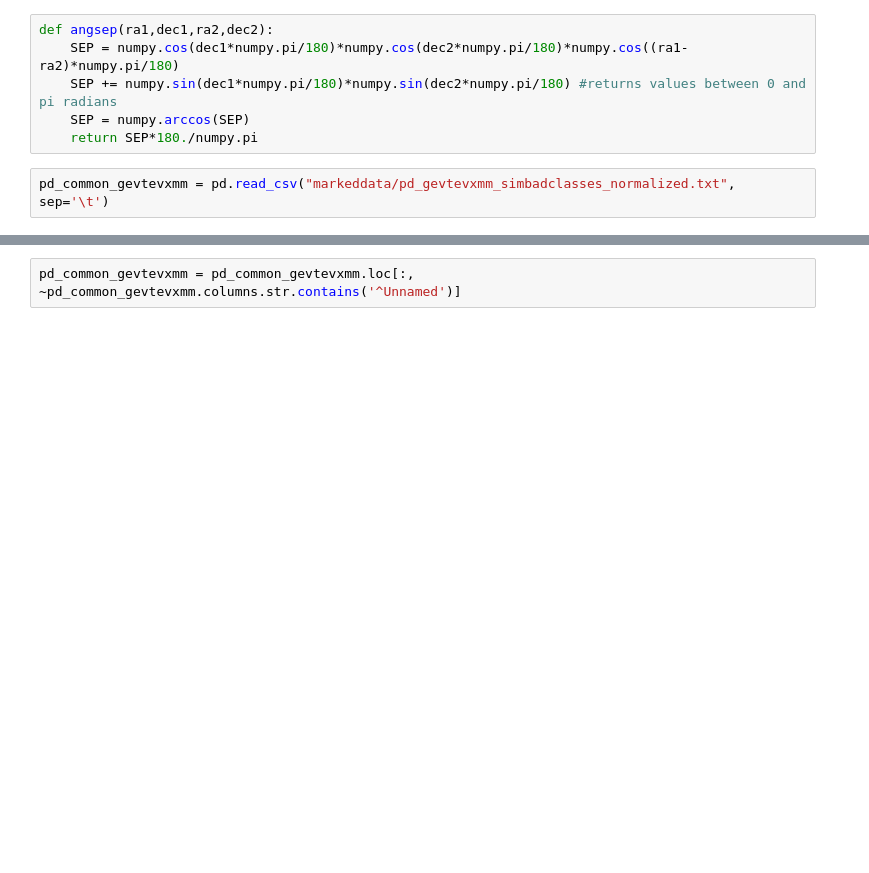
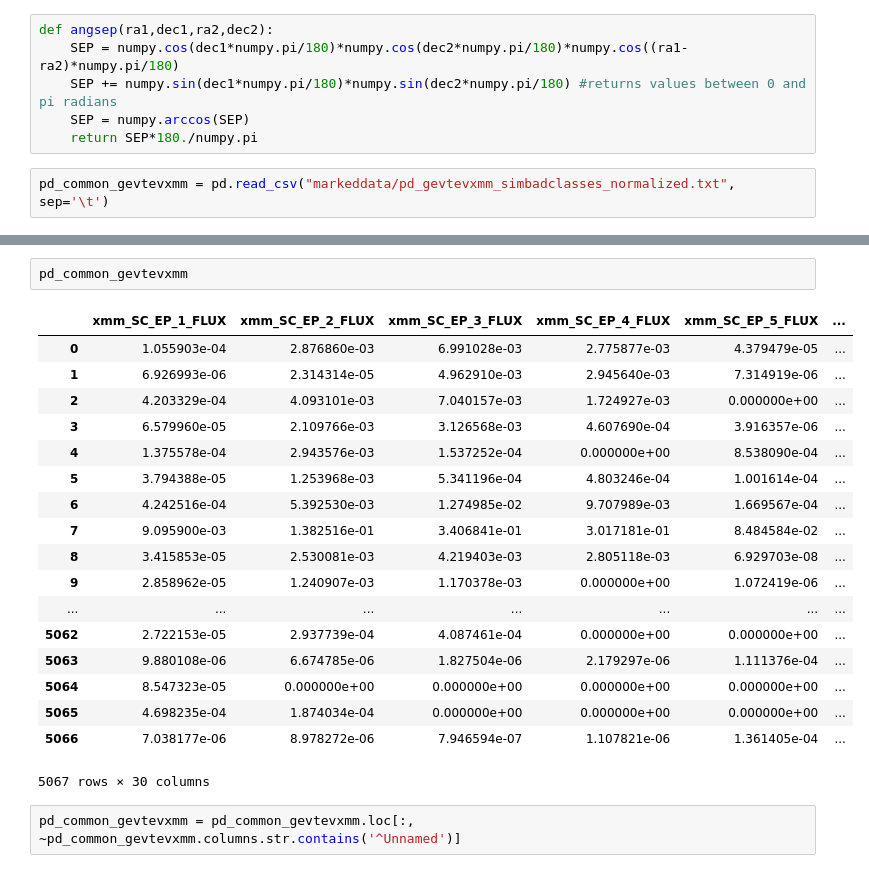
Before and after one commit to anaderi/gamma-bins, a Jupyter notebook: Spectra_image.ipynb, the cells around one changed output, grey strips where cells are left out. Drawn from its saved outputs; the diff is of its cells as text; blank space fills up the shorter version.

Commit message:
gevtev_image

```diff
--- a/Spectra_image.ipynb
+++ b/Spectra_image.ipynb
@@ -44,3 +32,24 @@ marked
+# %%
+pd_common_gevtevxmm
+# %% [output]
+|  | xmm_SC_EP_1_FLUX | xmm_SC_EP_2_FLUX | xmm_SC_EP_3_FLUX | xmm_SC_EP_4_FLUX | xmm_SC_EP_5_FLUX | ... |
+| 0 | 1.055903e-04 | 2.876860e-03 | 6.991028e-03 | 2.775877e-03 | 4.379479e-05 | ... |
+| 1 | 6.926993e-06 | 2.314314e-05 | 4.962910e-03 | 2.945640e-03 | 7.314919e-06 | ... |
+| 2 | 4.203329e-04 | 4.093101e-03 | 7.040157e-03 | 1.724927e-03 | 0.000000e+00 | ... |
+| 3 | 6.579960e-05 | 2.109766e-03 | 3.126568e-03 | 4.607690e-04 | 3.916357e-06 | ... |
+| 4 | 1.375578e-04 | 2.943576e-03 | 1.537252e-04 | 0.000000e+00 | 8.538090e-04 | ... |
+| 5 | 3.794388e-05 | 1.253968e-03 | 5.341196e-04 | 4.803246e-04 | 1.001614e-04 | ... |
+| 6 | 4.242516e-04 | 5.392530e-03 | 1.274985e-02 | 9.707989e-03 | 1.669567e-04 | ... |
+| 7 | 9.095900e-03 | 1.382516e-01 | 3.406841e-01 | 3.017181e-01 | 8.484584e-02 | ... |
+| 8 | 3.415853e-05 | 2.530081e-03 | 4.219403e-03 | 2.805118e-03 | 6.929703e-08 | ... |
+| 9 | 2.858962e-05 | 1.240907e-03 | 1.170378e-03 | 0.000000e+00 | 1.072419e-06 | ... |
+| ... | ... | ... | ... | ... | ... | ... |
+| 5062 | 2.722153e-05 | 2.937739e-04 | 4.087461e-04 | 0.000000e+00 | 0.000000e+00 | ... |
+| 5063 | 9.880108e-06 | 6.674785e-06 | 1.827504e-06 | 2.179297e-06 | 1.111376e-04 | ... |
+| 5064 | 8.547323e-05 | 0.000000e+00 | 0.000000e+00 | 0.000000e+00 | 0.000000e+00 | ... |
+| 5065 | 4.698235e-04 | 1.874034e-04 | 0.000000e+00 | 0.000000e+00 | 0.000000e+00 | ... |
+| 5066 | 7.038177e-06 | 8.978272e-06 | 7.946594e-07 | 1.107821e-06 | 1.361405e-04 | ... |
+5067 rows × 30 columns
 # %%
 pd_common_gevtevxmm = pd_common_gevtevxmm.loc[:, ~pd_common_gevtevxmm.columns.str.contains('^Unnamed')]
 # %%
```
Also changed, not shown: parts of 4 cells of this notebook.
